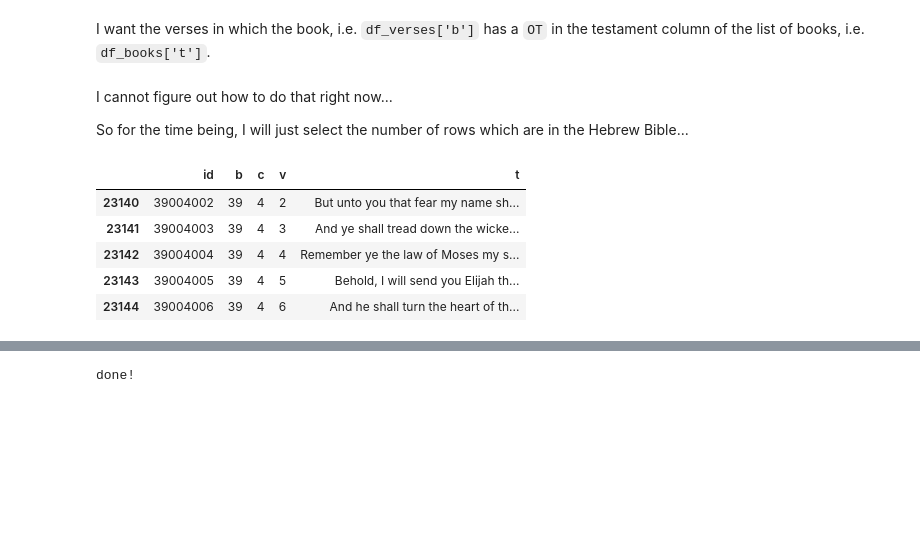
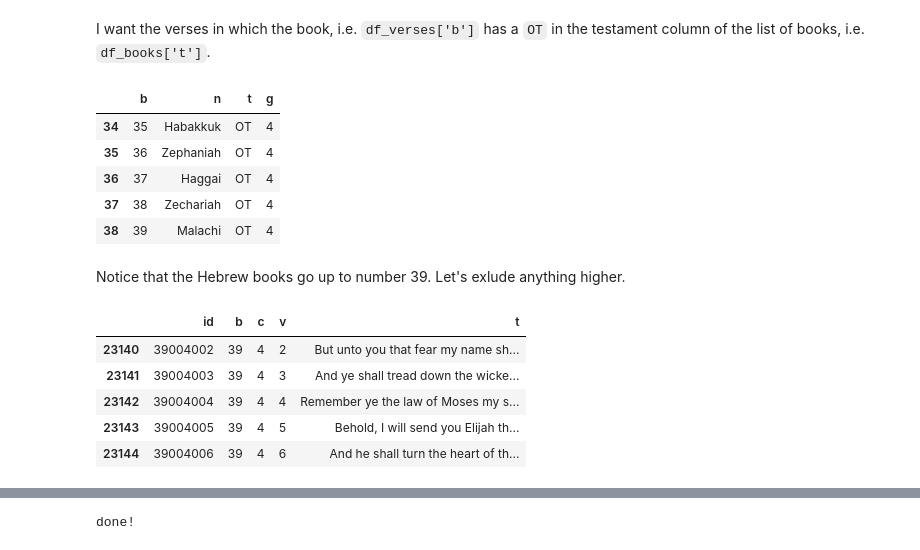
Before and after one commit to yishairasowsky/bible_search, a Jupyter notebook: Cross Reference Guide.ipynb, the cells around one changed output, grey strips where cells are left out. Saved outputs shown, nothing was run; the diff lists cells and outputs as text; code cells hidden in the pictures; blank space fills up the shorter version.

```diff
--- a/Cross Reference Guide.ipynb
+++ b/Cross Reference Guide.ipynb
@@ -74,4 +66,0 @@ I want the verses in which the book, i.e. `df_verses['b']` has a `OT` in the tes
-# %% [markdown]
-I cannot figure out how to do that right now...
-
-So for the time being, I will just select the number of rows which are in the Hebrew Bible...
@@ -80,10 +66,0 @@ HEB_VER = 23144 # the num of verses in the hebrew bible
-# %%
-heb_bib = df_verses[:HEB_VER+1] # must add one, because we start counting index from zero
-heb_bib.tail() # last verses of last book, i.e. Malachi
-# %% [output]
-|  | id | b | c | v | t |
-| 23140 | 39004002 | 39 | 4 | 2 | But unto you that fear my name sh... |
-| 23141 | 39004003 | 39 | 4 | 3 | And ye shall tread down the wicke... |
-| 23142 | 39004004 | 39 | 4 | 4 | Remember ye the law of Moses my s... |
-| 23143 | 39004005 | 39 | 4 | 5 | Behold, I will send you Elijah th... |
-| 23144 | 39004006 | 39 | 4 | 6 | And he shall turn the heart of th... |
@@ -91,0 +67,23 @@ heb_bib.tail() # last verses of last book, i.e. Malachi
+# %%
+heb_books = df_books.loc[df_books['t'] == 'OT']
+heb_books.tail(5)
+# %% [output]
+|  | b | n | t | g |
+| 34 | 35 | Habakkuk | OT | 4 |
+| 35 | 36 | Zephaniah | OT | 4 |
+| 36 | 37 | Haggai | OT | 4 |
+| 37 | 38 | Zechariah | OT | 4 |
+| 38 | 39 | Malachi | OT | 4 |
+# %% [markdown]
+Notice that the Hebrew books go up to number 39. Let's exlude anything higher.
+# %%
+heb_verses = df_verses[df_verses['b']<=39]
+heb_verses.tail()
+# type(df_books['t'][0])
+# %% [output]
+|  | id | b | c | v | t |
+| 23140 | 39004002 | 39 | 4 | 2 | But unto you that fear my name sh... |
+| 23141 | 39004003 | 39 | 4 | 3 | And ye shall tread down the wicke... |
+| 23142 | 39004004 | 39 | 4 | 4 | Remember ye the law of Moses my s... |
+| 23143 | 39004005 | 39 | 4 | 5 | Behold, I will send you Elijah th... |
+| 23144 | 39004006 | 39 | 4 | 6 | And he shall turn the heart of th... |
```
Also changed, not shown: parts of 20 cells of this notebook.
